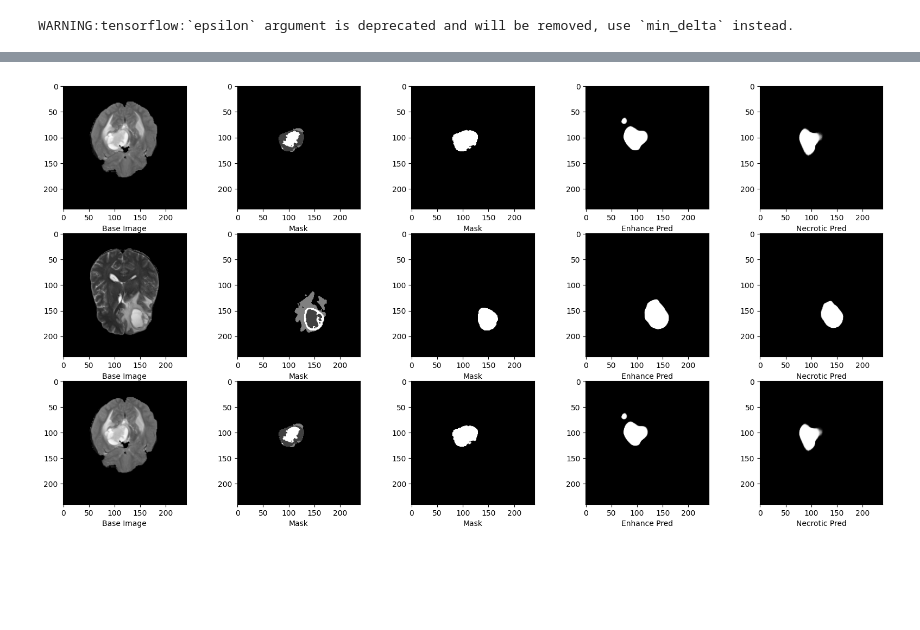
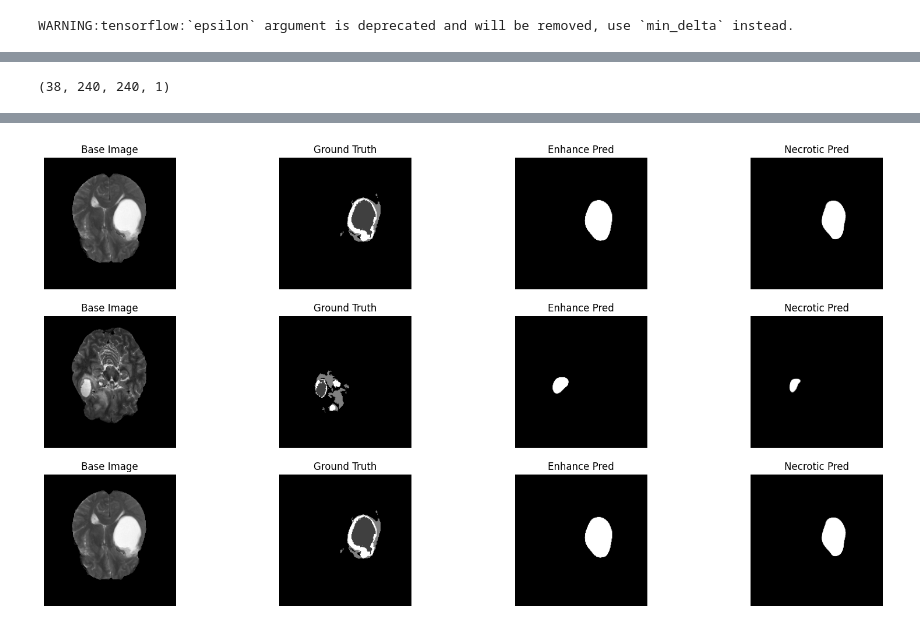
Before and after one commit to HunterColes/BMEN509-FinalProject-2023, a Jupyter notebook: braintake10.ipynb, the cells around one changed output, grey strips where cells are left out. Cells and saved outputs as stored; diff of their text form; code cells hidden in the pictures; blank space fills up the shorter version.

```diff
--- a/braintake10.ipynb
+++ b/braintake10.ipynb
@@ -148,7 +148,7 @@ plotMask(images,necrotic_masks)
 # %%
 dim = 240
 features = np.array(images).reshape(len(images),dim,dim,1)
-labels = np.array(enhance_masks).reshape(len(necrotic_masks),dim,dim,1)
+labels = np.array(necrotic_masks).reshape(len(necrotic_masks),dim,dim,1)
 # %%
 from keras.models import *
 from keras.layers import *
@@ -274,15 +294,19 @@ ax2.legend()
 # %%
 from keras import models
 
-model_enhance = models.load_model('model_enhance.h5',
+model_enhance = models.load_model('model_enhanced_15.h5',
                                    custom_objects={ "dice_coef": dice_coef
                                                   }, compile=False)
 
-model_necrotic = models.load_model('model_necrotic.h5',
+model_necrotic = models.load_model('model_necrotic_15.h5',
                                    custom_objects={ "dice_coef": dice_coef
                                                   }, compile=False)
+# %%
+print(validation_vol.shape)
+# %% [output]
+(38, 240, 240, 1)
 # %%
-pred_candidates = np.random.randint(1,validation_vol.shape[0],3)
+pred_candidates = np.random.randint(1,validation_vol.shape[0],4)
 print(pred_candidates)
 
 preds_enhance = model_enhance.predict(validation_vol)
@@ -291,24 +315,24 @@ preds_necrotic = model_necrotic.predict(validation_vol)
 plt.figure(figsize=(20,10))
 
 for i in range(0,3,1):
-    plt.subplot(3,5,5*i+1)
 
+    plt.subplot(3,4,4*i+1)
     plt.imshow(np.squeeze(validation_vol[pred_candidates[i]]), cmap = 'gray')
-    plt.xlabel("Base Image")
+    plt.title("Base Image")
+    plt.axis('off')
 
-    plt.subplot(3,5,5*i+2)
+    plt.subplot(3,4,4*i+2)
     plt.imshow(validl[pred_candidates[i],:,:,0], cmap = 'gray')
-    plt.xlabel("Mask")
+    plt.title("Ground Truth")
+    plt.axis('off')
 
-    plt.subplot(3,5,5*i+3)
-    plt.imshow(np.squeeze(validation_seg[pred_candidates[i]]), cmap = 'gray')
-    plt.xlabel("Mask")
+    plt.subplot(3,4,4*i+3)
+    plt.imshow(np.squeeze(preds_enhance[pred_candidates[i]]), cmap = 'gray')
+    plt.title("Enhance Pred")
+    plt.axis('off')
 
-    plt.subplot(3,5,5*i+4)
-    plt.imshow(np.squeeze(preds_enhance[pred_candidates[i]]), cmap = 'gray')
-    plt.xlabel("Enhance Pred")
-
-    plt.subplot(3,5,5*i+5)
+    plt.subplot(3,4,4*i+4)
     plt.imshow(np.squeeze(preds_necrotic[pred_candidates[i]]), cmap = 'gray')
-    plt.xlabel("Necrotic Pred")
+    plt.title("Necrotic Pred")
+    plt.axis('off')
 # %% [output]
@@ -318 +342 @@ for i in range(0,3,1):
-[figure, old version]
+[figure, new version]
```
Also changed, not shown: parts of 4 cells of this notebook, 3 other files.
